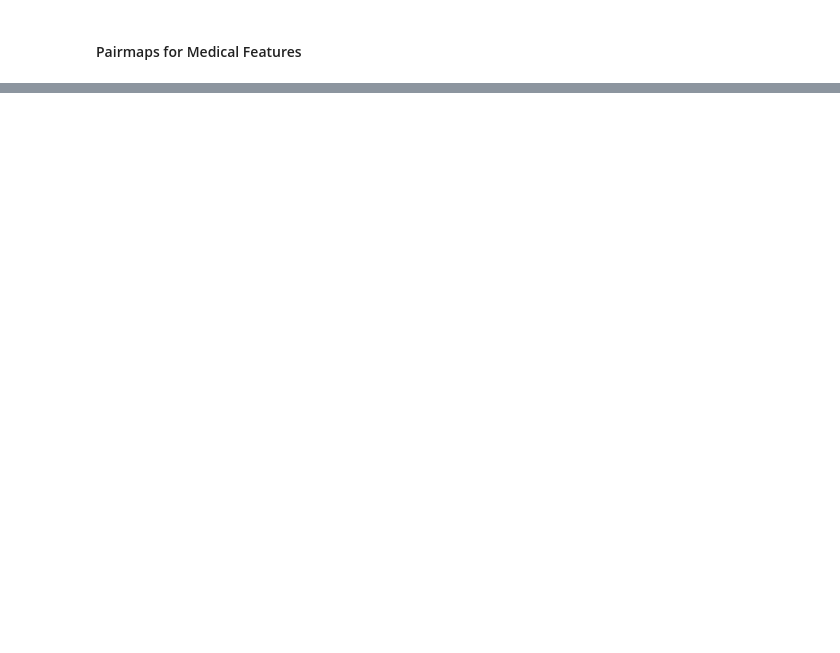
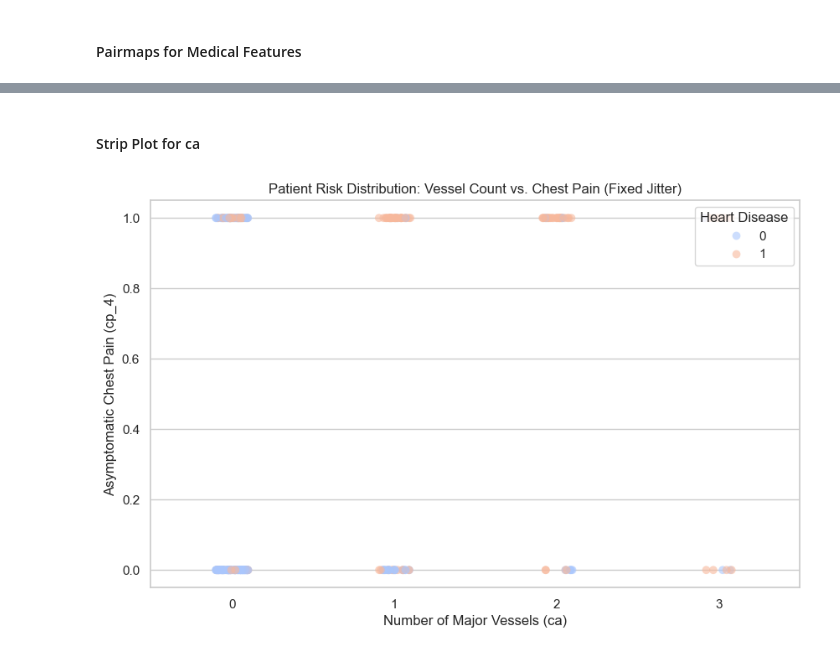
Before and after one commit to AFD03/ECS171_team9_proj, a Jupyter notebook: ECS171_Proj_Main.ipynb, the cells around one changed output, grey strips where cells are left out. Drawn from its saved outputs; the diff is of its cells as text; code cells hidden in the pictures; blank space fills up the shorter version.

```diff
--- a/ECS171_Proj_Main.ipynb
+++ b/ECS171_Proj_Main.ipynb
@@ -372,0 +455,11 @@ sns.pairplot(df[['age','thalach','oldpeak','chol','target']], hue='target')
+# %%
+# combining selected features and target for plotting
+plot_df = X[['cp_4', 'ca', 'thal_7.0']].copy()
+plot_df['target'] = y
+
+# creating the pair plot
+sns.set_theme(style="whitegrid")
+g = sns.pairplot(plot_df, hue='target', palette='RdBu_r',
+                 diag_kind='kde', plot_kws={'alpha': 0.6})
+g.fig.suptitle("Decision Space: Interactions of Top 3 Features", y=1.02)
+plt.show()
@@ -372,0 +468,14 @@ sns.pairplot(df[['age','thalach','oldpeak','chol','target']], hue='target')
+# %% [markdown]
+#### Strip Plot for ca
+# %%
+plt.figure(figsize=(10, 6))
+sns.stripplot(x='ca', y='cp_4', hue='target', data=plot_df,
+              palette='coolwarm', jitter=True, alpha=0.6, size=7)
+
+plt.title('Patient Risk Distribution: Vessel Count vs. Chest Pain (Fixed Jitter)')
+plt.xlabel('Number of Major Vessels (ca)')
+plt.ylabel('Asymptomatic Chest Pain (cp_4)')
+plt.legend(title='Heart Disease', loc='upper right')
+plt.show()
+# %% [output]
+[figure, added]
```
Also changed, not shown: parts of 30 cells of this notebook.
